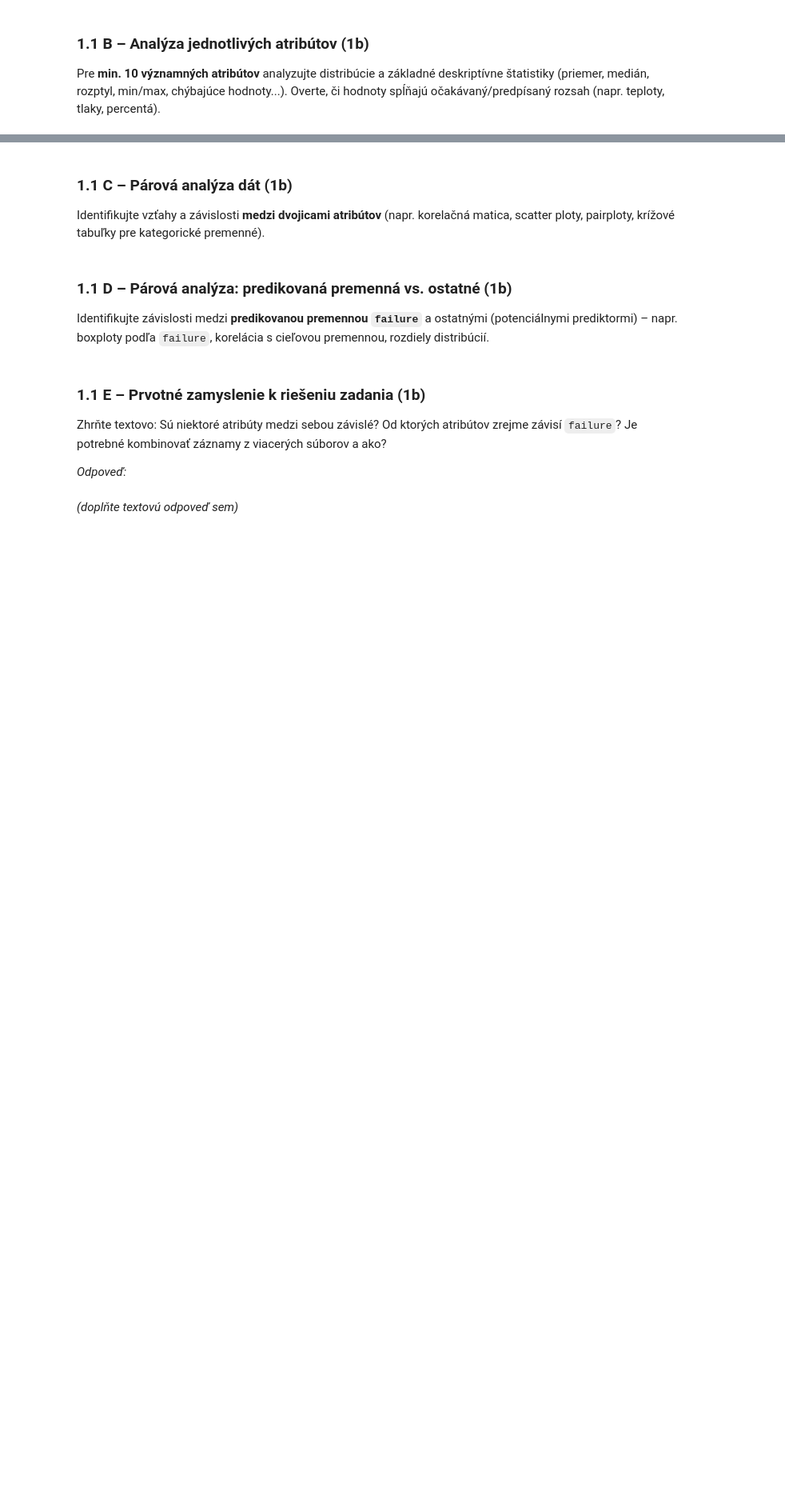
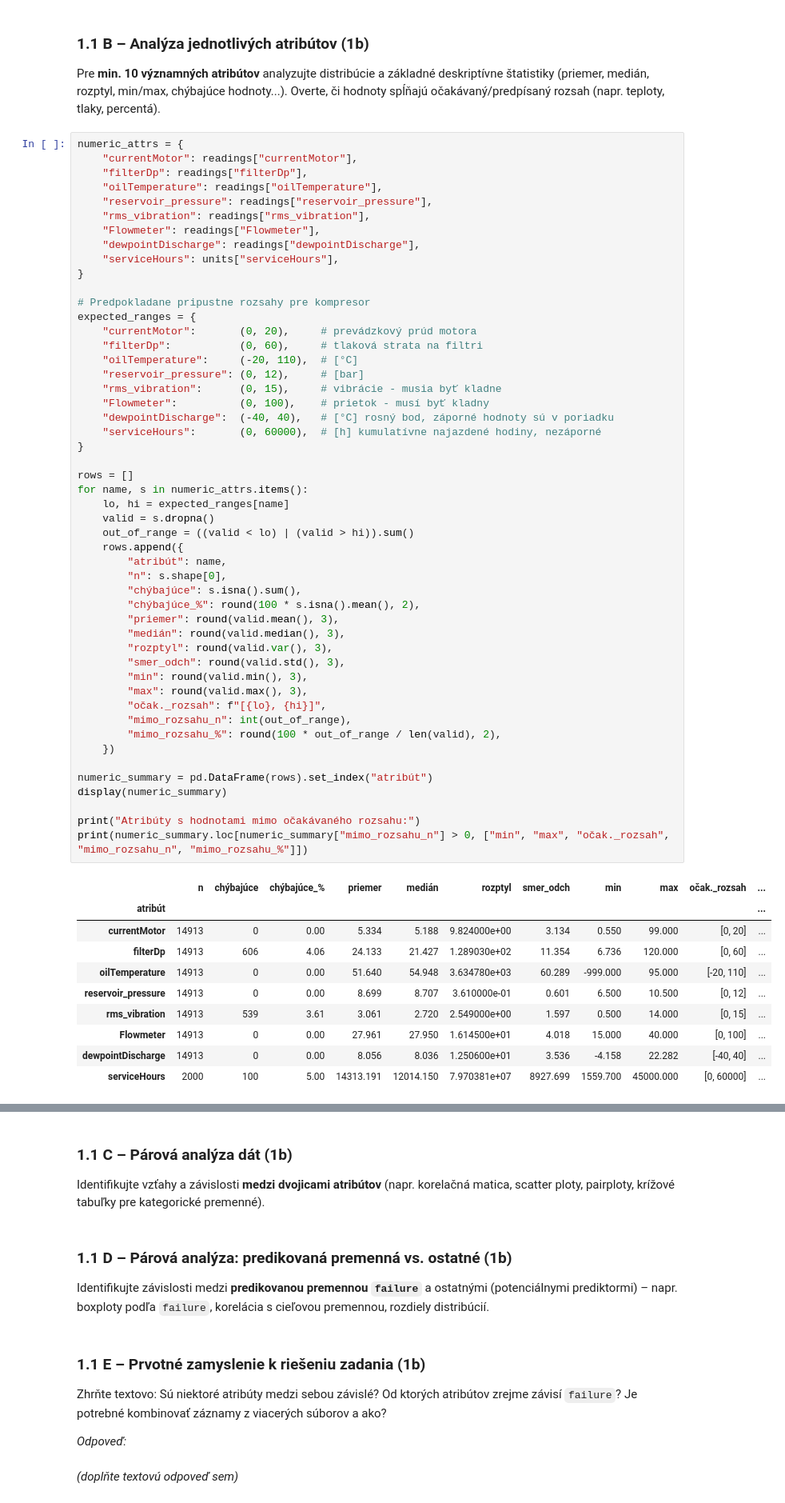
Before and after one commit to samuel-ivan05/IAU_zadanie, a Jupyter notebook: IAU-project.ipynb, the cells around one changed output, grey strips where cells are left out. Shown at 80% size. Drawn from its saved outputs; the diff is of its cells as text; blank space fills up the shorter version.

```diff
--- a/IAU-project.ipynb
+++ b/IAU-project.ipynb
@@ -152,3 +153,64 @@ Priemerný počet záznamov v gateways na 1 id_depot: 133.33  -> gateways sa pri
 # %% [markdown]
 ### 1.1 B – Analýza jednotlivých atribútov (1b)
 Pre **min. 10 významných atribútov** analyzujte distribúcie a základné deskriptívne štatistiky (priemer, medián, rozptyl, min/max, chýbajúce hodnoty...). Overte, či hodnoty spĺňajú očakávaný/predpísaný rozsah (napr. teploty, tlaky, percentá).
+# %%
+numeric_attrs = {
+    "currentMotor": readings["currentMotor"],
+    "filterDp": readings["filterDp"],
+    "oilTemperature": readings["oilTemperature"],
+    "reservoir_pressure": readings["reservoir_pressure"],
+    "rms_vibration": readings["rms_vibration"],
+    "Flowmeter": readings["Flowmeter"],
+    "dewpointDischarge": readings["dewpointDischarge"],
+    "serviceHours": units["serviceHours"],
+}
+
+# Predpokladane pripustne rozsahy pre kompresor
+expected_ranges = {
+    "currentMotor":       (0, 20),     # prevádzkový prúd motora
+    "filterDp":           (0, 60),     # tlaková strata na filtri
+    "oilTemperature":     (-20, 110),  # [°C]
+    "reservoir_pressure": (0, 12),     # [bar]
+    "rms_vibration":      (0, 15),     # vibrácie - musia byť kladne
+    "Flowmeter":          (0, 100),    # prietok - musí byť kladny
+    "dewpointDischarge":  (-40, 40),   # [°C] rosný bod, záporné hodnoty sú v poriadku
+    "serviceHours":       (0, 60000),  # [h] kumulatívne najazdené hodiny, nezáporné
+}
+
+rows = []
+for name, s in numeric_attrs.items():
+    lo, hi = expected_ranges[name]
+    valid = s.dropna()
+    out_of_range = ((valid < lo) | (valid > hi)).sum()
+    rows.append({
+        "atribút": name,
+        "n": s.shape[0],
+        "chýbajúce": s.isna().sum(),
+        "chýbajúce_%": round(100 * s.isna().mean(), 2),
+        "priemer": round(valid.mean(), 3),
+        "medián": round(valid.median(), 3),
+        "rozptyl": round(valid.var(), 3),
+        "smer_odch": round(valid.std(), 3),
+        "min": round(valid.min(), 3),
+        "max": round(valid.max(), 3),
+        "očak._rozsah": f"[{lo}, {hi}]",
+        "mimo_rozsahu_n": int(out_of_range),
+        "mimo_rozsahu_%": round(100 * out_of_range / len(valid), 2),
+    })
+
+numeric_summary = pd.DataFrame(rows).set_index("atribút")
+display(numeric_summary)
+
+print("Atribúty s hodnotami mimo očakávaného rozsahu:")
+print(numeric_summary.loc[numeric_summary["mimo_rozsahu_n"] > 0, ["min", "max", "očak._rozsah", "mimo_rozsahu_n", "mimo_rozsahu_%"]])
+# %% [output]
+|  | n | chýbajúce | chýbajúce_% | priemer | medián | rozptyl | smer_odch | min | max | očak._rozsah | ... |
+| atribút |  |  |  |  |  |  |  |  |  |  | ... |
+| currentMotor | 14913 | 0 | 0.00 | 5.334 | 5.188 | 9.824000e+00 | 3.134 | 0.550 | 99.000 | [0, 20] | ... |
+| filterDp | 14913 | 606 | 4.06 | 24.133 | 21.427 | 1.289030e+02 | 11.354 | 6.736 | 120.000 | [0, 60] | ... |
+| oilTemperature | 14913 | 0 | 0.00 | 51.640 | 54.948 | 3.634780e+03 | 60.289 | -999.000 | 95.000 | [-20, 110] | ... |
+| reservoir_pressure | 14913 | 0 | 0.00 | 8.699 | 8.707 | 3.610000e-01 | 0.601 | 6.500 | 10.500 | [0, 12] | ... |
+| rms_vibration | 14913 | 539 | 3.61 | 3.061 | 2.720 | 2.549000e+00 | 1.597 | 0.500 | 14.000 | [0, 15] | ... |
+| Flowmeter | 14913 | 0 | 0.00 | 27.961 | 27.950 | 1.614500e+01 | 4.018 | 15.000 | 40.000 | [0, 100] | ... |
+| dewpointDischarge | 14913 | 0 | 0.00 | 8.056 | 8.036 | 1.250600e+01 | 3.536 | -4.158 | 22.282 | [-40, 40] | ... |
+| serviceHours | 2000 | 100 | 5.00 | 14313.191 | 12014.150 | 7.970381e+07 | 8927.699 | 1559.700 | 45000.000 | [0, 60000] | ... |
```
Also changed, not shown: parts of 5 cells of this notebook.
